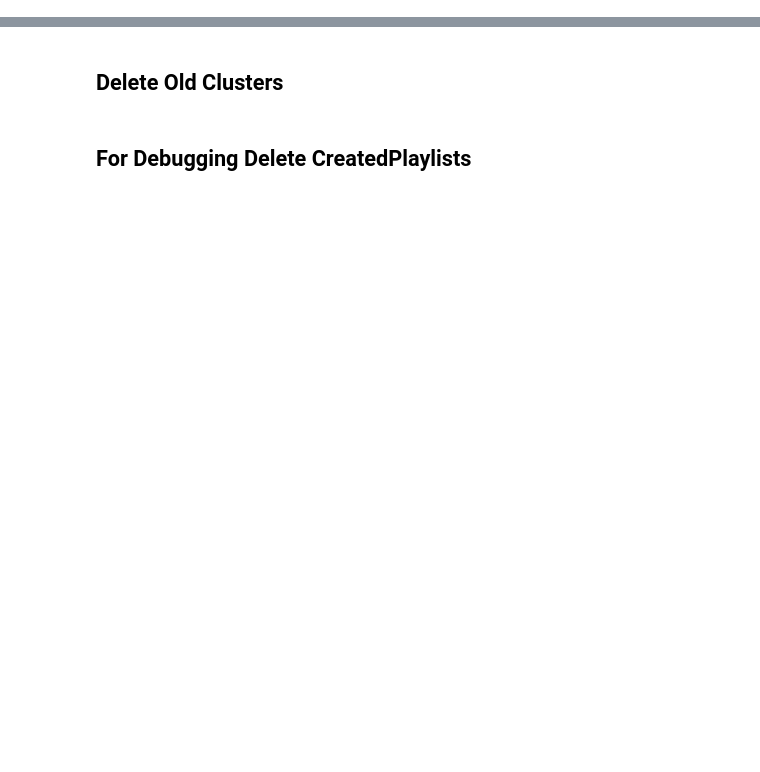
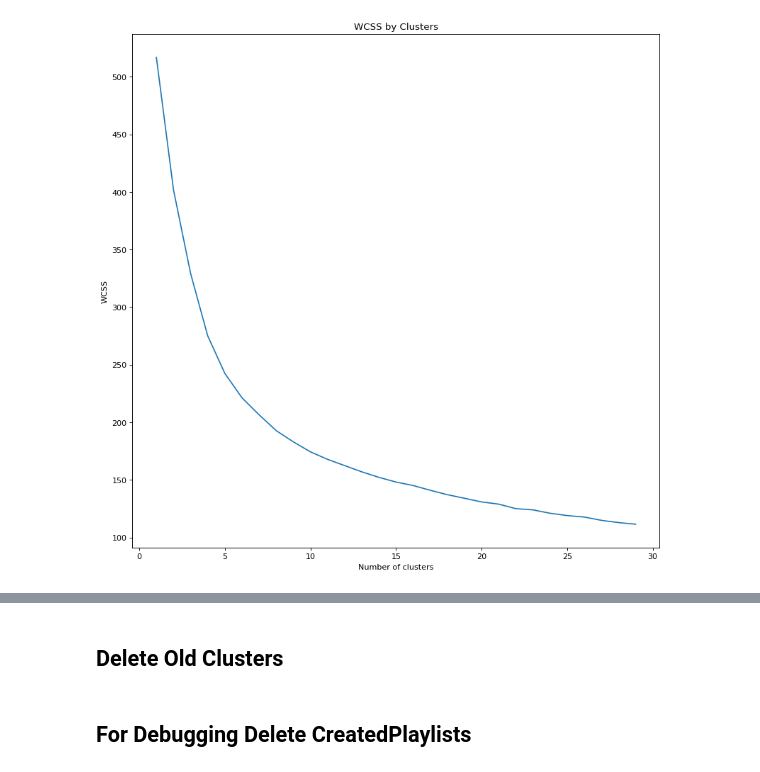
Before and after one commit to TONYRYANWORLDWIDE/SpotifyAPI, a Jupyter notebook: GenrePlaylists.ipynb, the cells around one changed output, grey strips where cells are left out. Cells and saved outputs as stored; diff of their text form; code cells hidden in the pictures; blank space fills up the shorter version.

```diff
--- a/GenrePlaylists.ipynb
+++ b/GenrePlaylists.ipynb
@@ -118,24 +144,27 @@ plt.show()
 # %%
 #importing the libraries
 import numpy as np
 import matplotlib.pyplot as plt
 from sklearn.cluster import KMeans
 from matplotlib.pyplot import figure
 %matplotlib inline
 
-# Create 10 models with 1 to 10 clusters
+# Create 10 models with 1 to x clusters
 wcss = []
-for i in range(1, 50):
+numclustertest = 30
+for i in range(1, numclustertest):
     kmeans = KMeans(n_clusters = i)
     # Fit the Iris data points
     kmeans.fit(audio_features.values)
     # Get the WCSS (inertia) value
     wcss.append(kmeans.inertia_)
 figure(figsize=(12, 12), dpi=80)
 #Plot the WCSS values onto a line graph
-plt.plot(range(1, 50), wcss)
+plt.plot(range(1, 30), wcss)
 plt.title('WCSS by Clusters')
 plt.xlabel('Number of clusters')
 plt.ylabel('WCSS')
 
 plt.show()
+# %% [output]
+[figure, added]
```
Also changed, not shown: parts of 5 cells of this notebook, 2 other files.
